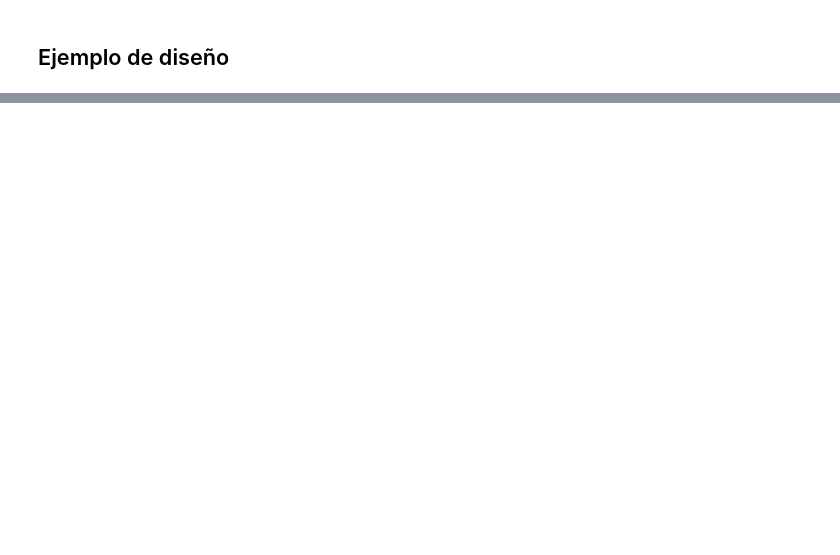
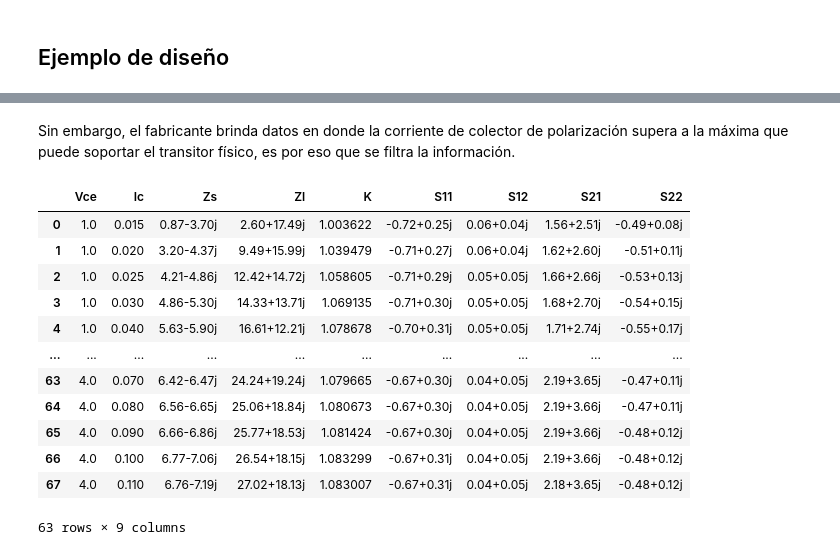
Before and after one commit to all5one-sudo/laboratorios_EA3, a Jupyter notebook: TP2/bfp640.ipynb, the cells around one changed output, grey strips where cells are left out. Saved outputs shown, nothing was run; the diff lists cells and outputs as text; code cells hidden in the pictures; blank space fills up the shorter version.

```diff
--- a/TP2/bfp640.ipynb
+++ b/TP2/bfp640.ipynb
@@ -152,0 +160,32 @@ plt.savefig('vce_10_ic_18_smith.pdf')
+# %%
+in_path = '/Users/federicovillar/Documents/GitHub/laboratorios_EA3/TP2/bfp_transistor/SPAR/BFP450/BFP450_w_noise_VCE_'
+vce = ['1.0V','2.0V','2.5V','3.0V','4.0V']
+ic = ['5.0mA','10mA','15mA','20mA','25mA','30mA','40mA','50mA','60mA','70mA','80mA','90mA','0.10A','0.11A','0.14A','0.16A','0.18A','0.20A']
+df = pd.DataFrame(columns=['Vce','Ic','Zs','Zl','K','S11','S12','S21','S22'])
+
+for v in vce:
+    for i in ic:
+        try:
+            str_model = in_path+v+'_IC_'+i+'.s2p'
+            model = rf.Network(str_model)
+            S11 = model['1.8ghz'].s[0][0][0]
+            S12 = model['1.8ghz'].s[0][0][1]
+            S21 = model['1.8ghz'].s[0][1][0]
+            S22 = model['1.8ghz'].s[0][1][1]
+            results = calc_Imp(S11, S12, S21, S22, 50)
+            if results != None:
+                values = pd.DataFrame({'Vce':[v],'Ic':[i],'Zs':[results[0]],'Zl':[results[1]],'K':[results[2]],'S11':[np.round(S11,2)],'S12':[np.round(S12,2)],'S21':[np.round(S21,2)],'S22':[np.round(S22,2)]})
+                df = pd.concat([df, values], ignore_index=True)
+        except:
+            pass
+def convert_current(value):
+    if 'mA' in value:
+        return float(value.replace('mA', '')) / 1000
+    elif 'A' in value:
+        return float(value.replace('A', ''))
+    else:
+        return float(value)
+
+df['Ic'] = df['Ic'].apply(convert_current)
+df['Vce'] = df['Vce'].str.replace('V', '').astype(float)
+#df.to_excel('posibles_polarizaciones.xlsx',index=False)
@@ -152,0 +210,21 @@ plt.savefig('vce_10_ic_18_smith.pdf')
+# %% [markdown]
+Sin embargo, el fabricante brinda datos en donde la corriente de colector de polarización supera a la máxima que puede soportar el transitor físico, es por eso que se filtra la información.
+# %%
+ic_threshold = 0.17
+df_filtered = df[df['Ic'] < ic_threshold]
+df_filtered.to_excel('posibles_polarizaciones.xlsx',index=False)
+df_filtered
+# %% [output]
+|  | Vce | Ic | Zs | Zl | K | S11 | S12 | S21 | S22 |
+| 0 | 1.0 | 0.015 | 0.87-3.70j | 2.60+17.49j | 1.003622 | -0.72+0.25j | 0.06+0.04j | 1.56+2.51j | -0.49+0.08j |
+| 1 | 1.0 | 0.020 | 3.20-4.37j | 9.49+15.99j | 1.039479 | -0.71+0.27j | 0.06+0.04j | 1.62+2.60j | -0.51+0.11j |
+| 2 | 1.0 | 0.025 | 4.21-4.86j | 12.42+14.72j | 1.058605 | -0.71+0.29j | 0.05+0.05j | 1.66+2.66j | -0.53+0.13j |
+| 3 | 1.0 | 0.030 | 4.86-5.30j | 14.33+13.71j | 1.069135 | -0.71+0.30j | 0.05+0.05j | 1.68+2.70j | -0.54+0.15j |
+| 4 | 1.0 | 0.040 | 5.63-5.90j | 16.61+12.21j | 1.078678 | -0.70+0.31j | 0.05+0.05j | 1.71+2.74j | -0.55+0.17j |
+| ... | ... | ... | ... | ... | ... | ... | ... | ... | ... |
+| 63 | 4.0 | 0.070 | 6.42-6.47j | 24.24+19.24j | 1.079665 | -0.67+0.30j | 0.04+0.05j | 2.19+3.65j | -0.47+0.11j |
+| 64 | 4.0 | 0.080 | 6.56-6.65j | 25.06+18.84j | 1.080673 | -0.67+0.30j | 0.04+0.05j | 2.19+3.66j | -0.47+0.11j |
+| 65 | 4.0 | 0.090 | 6.66-6.86j | 25.77+18.53j | 1.081424 | -0.67+0.30j | 0.04+0.05j | 2.19+3.66j | -0.48+0.12j |
+| 66 | 4.0 | 0.100 | 6.77-7.06j | 26.54+18.15j | 1.083299 | -0.67+0.31j | 0.04+0.05j | 2.19+3.66j | -0.48+0.12j |
+| 67 | 4.0 | 0.110 | 6.76-7.19j | 27.02+18.13j | 1.083007 | -0.67+0.31j | 0.04+0.05j | 2.18+3.65j | -0.48+0.12j |
+63 rows × 9 columns
```
Also changed, not shown: parts of 17 cells of this notebook, 5 other files.
